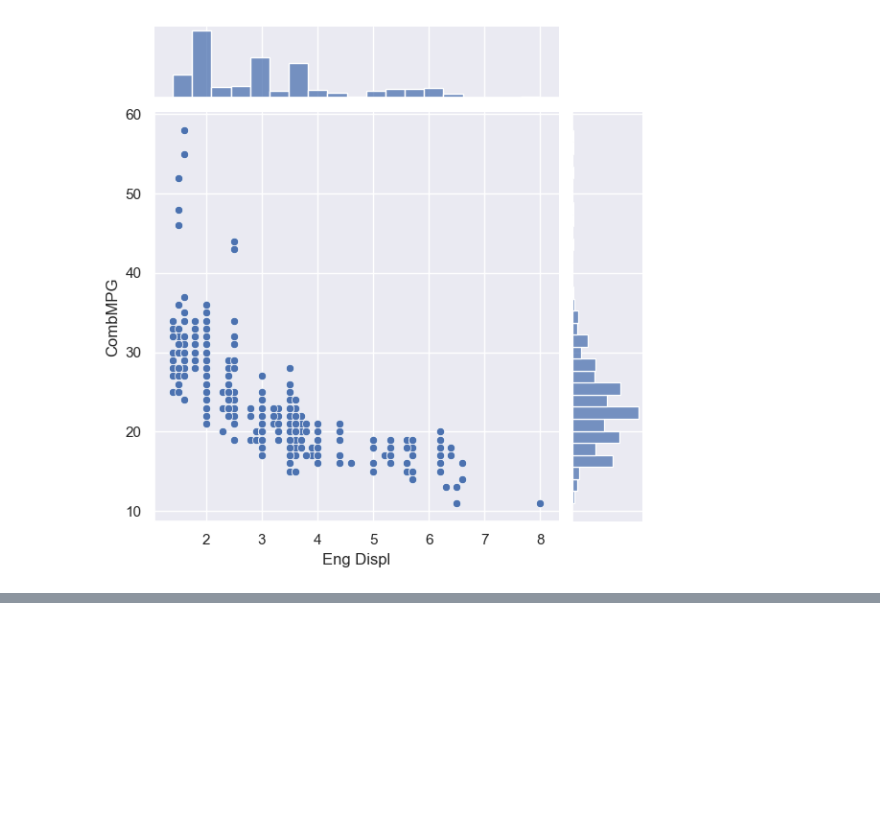
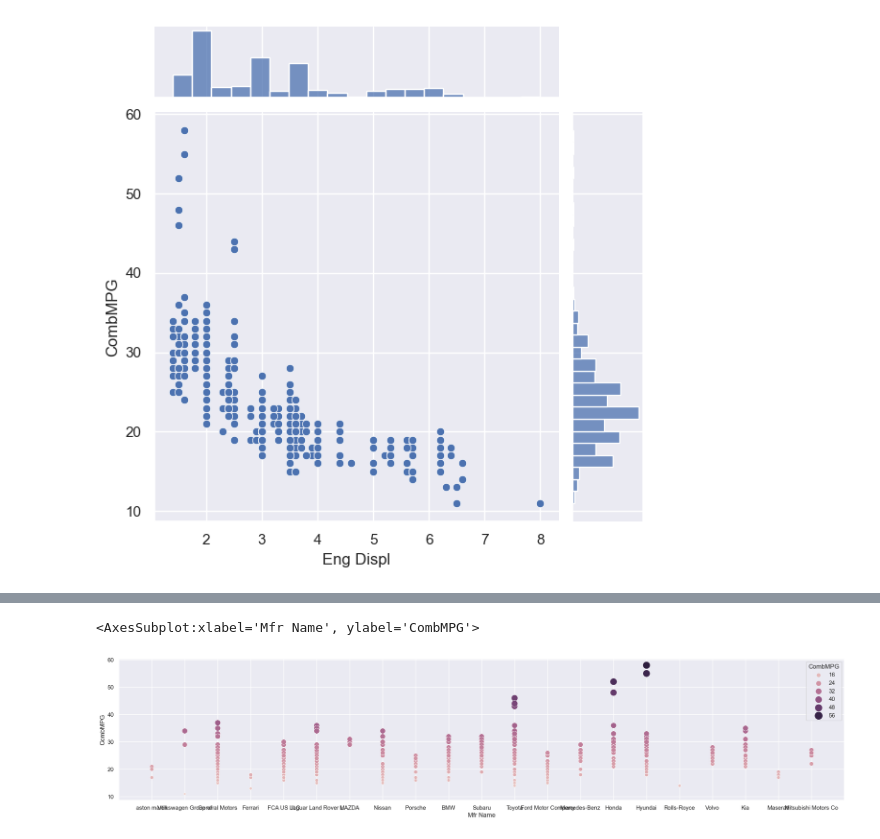
Before and after one commit to souvik0306/ML-Coursera, a Jupyter notebook: Udemy/Pandas_tutorial.ipynb, the cells around one changed output, grey strips where cells are left out. Cells and saved outputs as stored; diff of their text form; code cells hidden in the pictures; blank space fills up the shorter version.

```diff
--- a/Udemy/Pandas_tutorial.ipynb
+++ b/Udemy/Pandas_tutorial.ipynb
@@ -138,0 +179,7 @@ sns.jointplot(x='Eng Displ',y='CombMPG',data=df_cars)
+# %%
+sns.set(rc={'figure.figsize':(25,5)})
+sns.scatterplot(x='Mfr Name',y='CombMPG',
+data=df_cars,hue = 'CombMPG',size='CombMPG',sizes=(20,200))
+# %% [output]
+<AxesSubplot:xlabel='Mfr Name', ylabel='CombMPG'>
+[figure, added]
```
Also changed, not shown: parts of 5 cells of this notebook, 1 other file.
